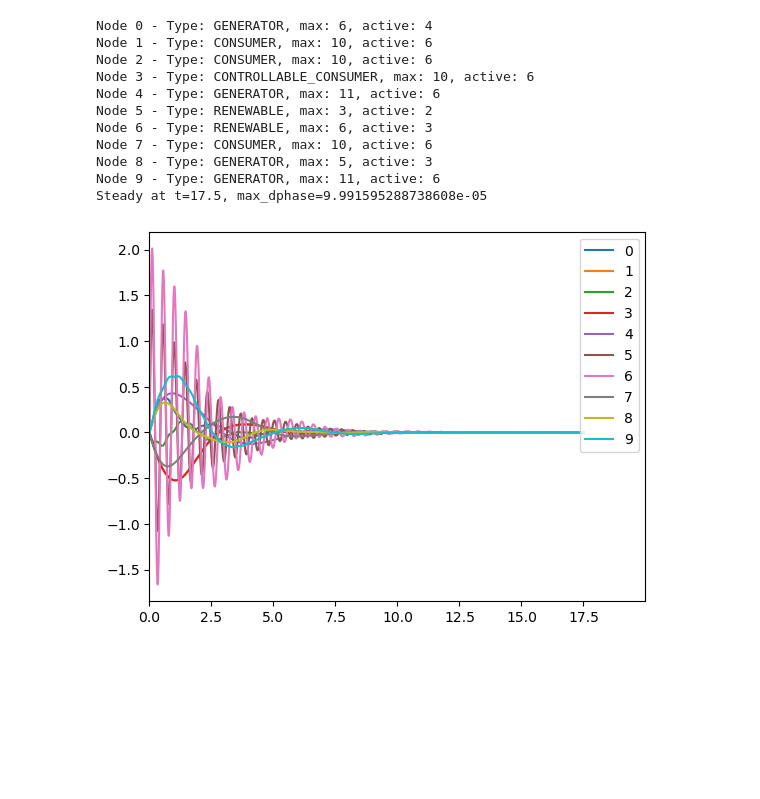
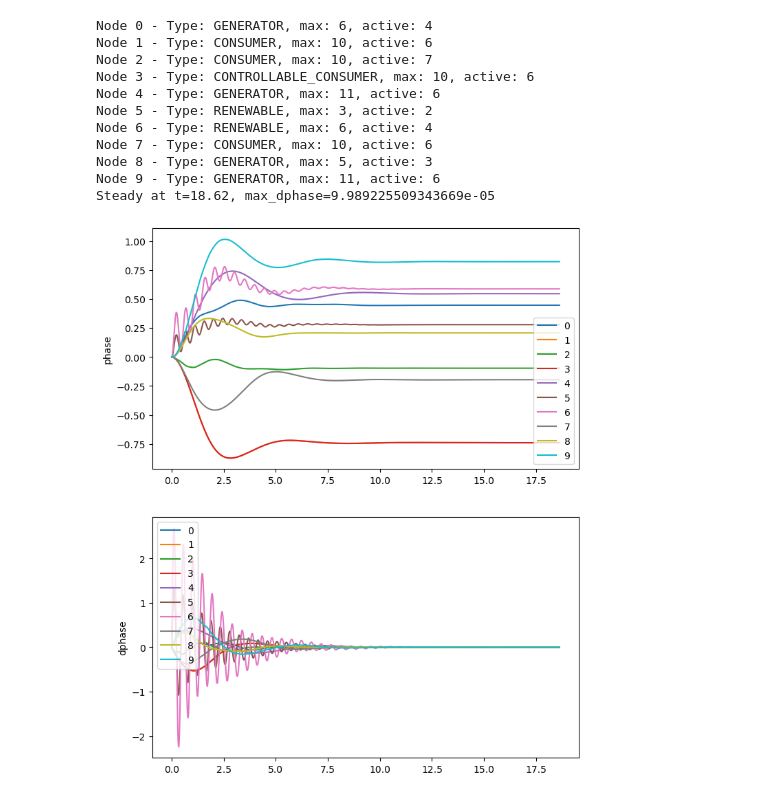
Before and after one commit to CNRC-NAJU/swing_rl, a Jupyter notebook: SMU_v1/steady_state.ipynb, the cells around one changed output. Drawn from its saved outputs; the diff is of its cells as text; code cells hidden in the pictures; blank space fills up the shorter version.

```diff
--- a/SMU_v1/steady_state.ipynb
+++ b/SMU_v1/steady_state.ipynb
@@ -11,7 +11,7 @@ CONFIG.from_yaml("config.yaml")
 # %%
 def find_steady_state(
     grid: Grid, rng: np.random.Generator
-) -> list[npt.NDArray[np.float32]]:
+) -> tuple[list[npt.NDArray[np.float32]], list[npt.NDArray[np.float32]]]:
     """Find random initial state of given grid.
     Args
         grid: In which grid to find initial state
@@ -26,7 +26,7 @@ def find_steady_state(
     phase = np.zeros(grid.num_nodes, dtype=np.float32)
     dphase = np.zeros_like(phase)
 
-    dphases = []
+    phases, dphases = [], []
 
     # Run swing equation until reaching steady time
     time = 0.0
@@ -34,41 +34,51 @@ def find_steady_state(
     while time < RL_CONFIG.steady_time:
         time += SWING_CONFIG._dt
         phase, dphase = solver(phase=phase, dphase=dphase)
+        phases.append(phase)
         dphases.append(dphase)
         if is_stable(dphase):
             break
 
-    return dphases
+    return phases, dphases
 
 grid = Grid(rng=0)
 # %%
 # grid.reset_nodes()
 # grid.reset_node_types()
 # grid.reset_graph()
+# grid.reset_coupling()
 
 print(grid)
 
-dphases = np.stack(find_steady_state(grid, grid.rng))
+phases, dphases = find_steady_state(grid, grid.rng)
+phases, dphases = np.stack(phases), np.stack(dphases)
 time = np.arange(0.0, RL_CONFIG.steady_time, SWING_CONFIG._dt)
 print(
     f"Steady at t={len(dphases) * SWING_CONFIG._dt}, max_dphase={np.abs(dphases[-1]).max()}"
 )
 
-for i, dphase in enumerate(dphases.T):
-    plt.plot(time[: len(dphase)], dphase, label=i)
-plt.legend()
-plt.xlim(0, time[-1])
-plt.show()
+fig, axes = plt.subplots(nrows=2, figsize=(8, 10))
+
+for i, (phase, dphase) in enumerate(zip(phases.T, dphases.T)):
+    axes[0].plot(time[: len(phase)], phase, label=i)
+    axes[1].plot(time[: len(dphase)], dphase, label=i)
+axes[0].legend()
+axes[0].set_ylabel("phase")
+axes[1].legend()
+axes[1].set_ylabel("dphase")
+# plt.xlim(0, time[-1])
+# plt.show()
+fig.show()
 # %% [output]
 Node 0 - Type: GENERATOR, max: 6, active: 4
 Node 1 - Type: CONSUMER, max: 10, active: 6
-Node 2 - Type: CONSUMER, max: 10, active: 6
+Node 2 - Type: CONSUMER, max: 10, active: 7
 Node 3 - Type: CONTROLLABLE_CONSUMER, max: 10, active: 6
 Node 4 - Type: GENERATOR, max: 11, active: 6
 Node 5 - Type: RENEWABLE, max: 3, active: 2
-Node 6 - Type: RENEWABLE, max: 6, active: 3
+Node 6 - Type: RENEWABLE, max: 6, active: 4
 Node 7 - Type: CONSUMER, max: 10, active: 6
 Node 8 - Type: GENERATOR, max: 5, active: 3
 Node 9 - Type: GENERATOR, max: 11, active: 6
-Steady at t=17.5, max_dphase=9.991595288738608e-05
+Steady at t=18.62, max_dphase=9.989225509343669e-05
-[figure, old version]
+[figure, new version]
```
Also changed, not shown: parts of 1 cell of this notebook, 7 other files.
